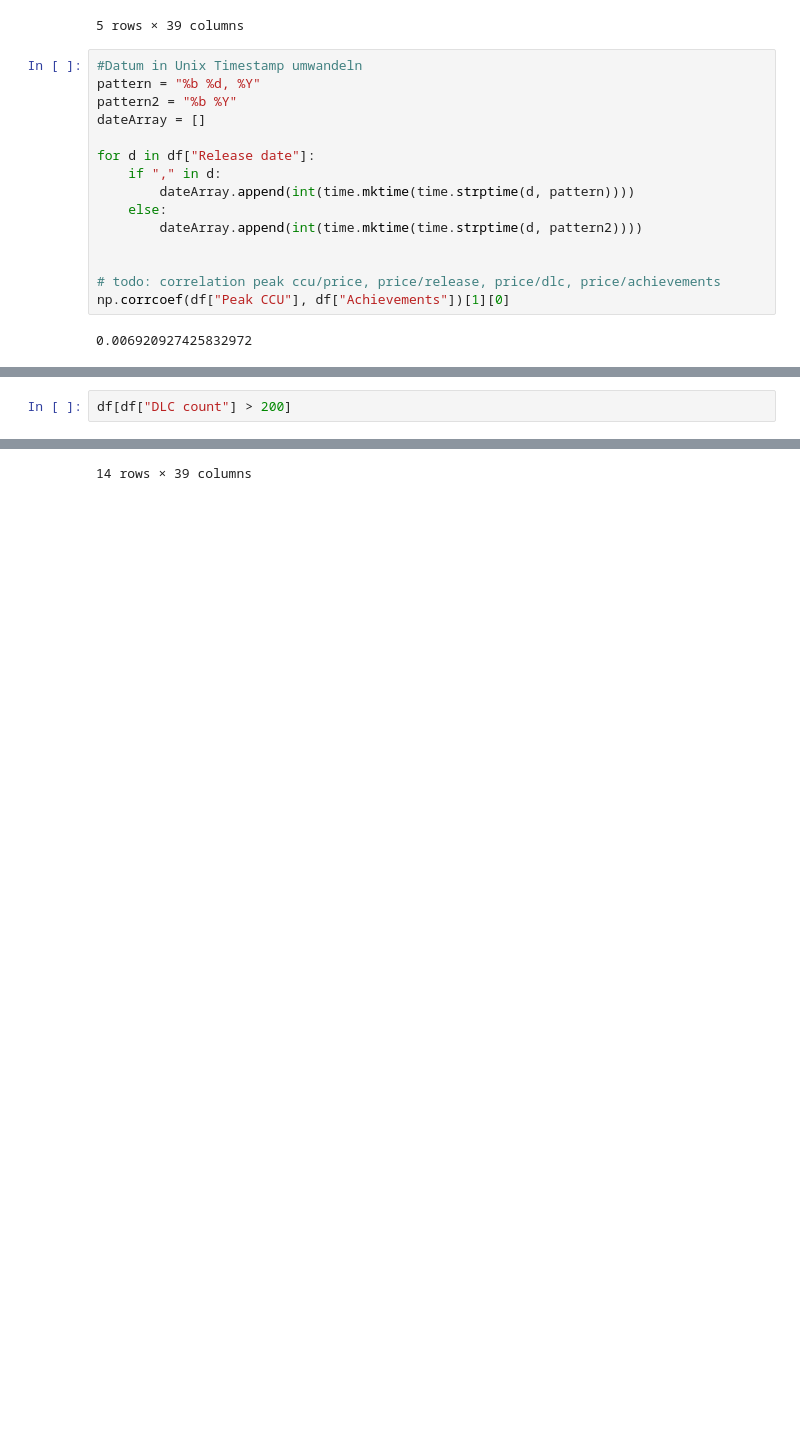
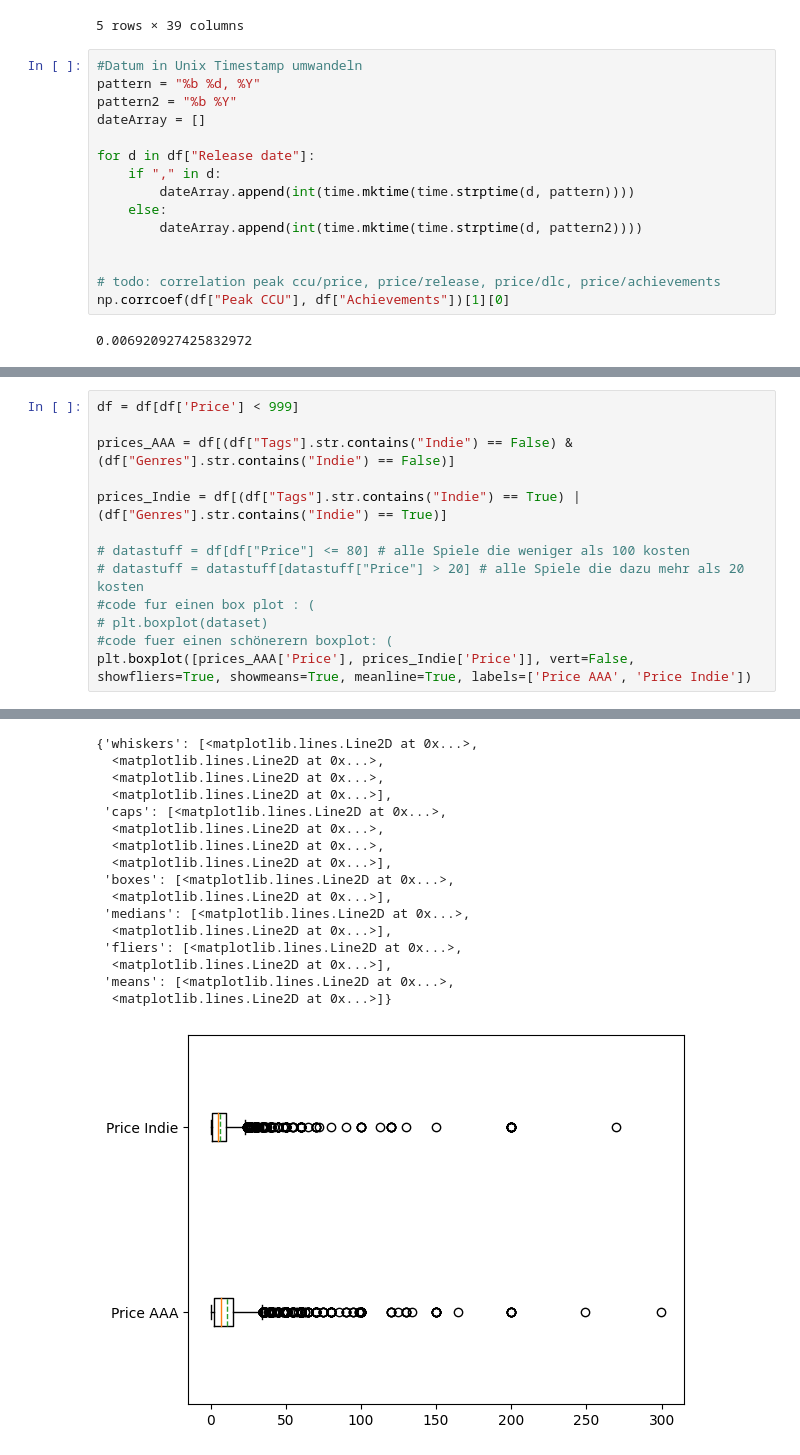
Before and after one commit to Two-Play/HTWG, a Jupyter notebook: stoch/uebung/a3/aufgabe3.ipynb, the cells around one changed output, grey strips where cells are left out. Saved outputs shown, nothing was run; the diff lists cells and outputs as text; blank space fills up the shorter version.

```diff
--- a/stoch/uebung/a3/aufgabe3.ipynb
+++ b/stoch/uebung/a3/aufgabe3.ipynb
@@ -157,3 +154,14 @@ std 11.072050658513142
 # %%
-df[df["DLC count"] > 200]
+df = df[df['Price'] < 999]
+
+prices_AAA = df[(df["Tags"].str.contains("Indie") == False) & (df["Genres"].str.contains("Indie") == False)]
+
+prices_Indie = df[(df["Tags"].str.contains("Indie") == True) | (df["Genres"].str.contains("Indie") == True)]
+
+# datastuff = df[df["Price"] <= 80] # alle Spiele die weniger als 100 kosten
+# datastuff = datastuff[datastuff["Price"] > 20] # alle Spiele die dazu mehr als 20 kosten
+#code fur einen box plot : (
+# plt.boxplot(dataset)
+#code fuer einen schönerern boxplot: (
+plt.boxplot([prices_AAA['Price'], prices_Indie['Price']], vert=False, showfliers=True, showmeans=True, meanline=True, labels=['Price AAA', 'Price Indie'])
 # %% [output]
@@ -175 +168,17 @@ df[df["DLC count"] > 200]
-14 rows × 39 columns
+{'whiskers': [<matplotlib.lines.Line2D at 0x...>,
+  <matplotlib.lines.Line2D at 0x...>,
+  <matplotlib.lines.Line2D at 0x...>,
+  <matplotlib.lines.Line2D at 0x...>],
+ 'caps': [<matplotlib.lines.Line2D at 0x...>,
+  <matplotlib.lines.Line2D at 0x...>,
+  <matplotlib.lines.Line2D at 0x...>,
+  <matplotlib.lines.Line2D at 0x...>],
+ 'boxes': [<matplotlib.lines.Line2D at 0x...>,
+  <matplotlib.lines.Line2D at 0x...>],
+ 'medians': [<matplotlib.lines.Line2D at 0x...>,
+  <matplotlib.lines.Line2D at 0x...>],
+ 'fliers': [<matplotlib.lines.Line2D at 0x...>,
+  <matplotlib.lines.Line2D at 0x...>],
+ 'means': [<matplotlib.lines.Line2D at 0x...>,
+  <matplotlib.lines.Line2D at 0x...>]}
+[figure, added]
```
Also changed, not shown: parts of 2 cells of this notebook.
